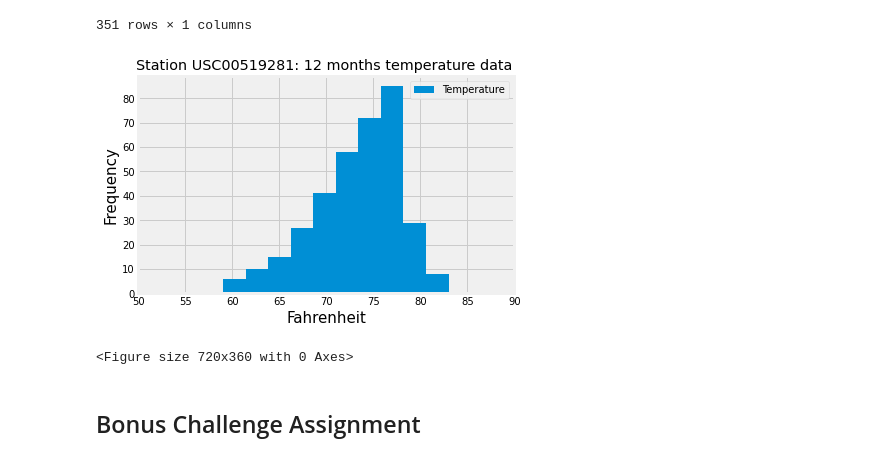
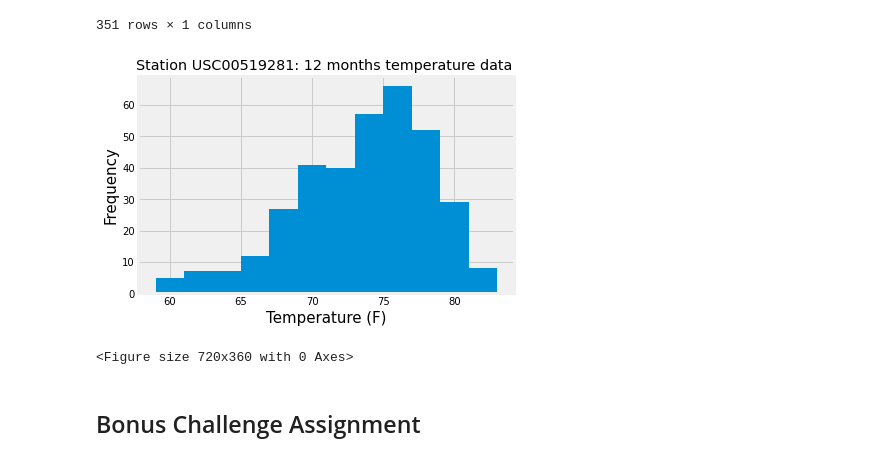
Before and after one commit to lindalevy/sqlalchemeychallenge, a Jupyter notebook: climate_starter.ipynb, the cells around one changed output. Saved outputs shown, nothing was run; the diff lists cells and outputs as text; code cells hidden in the pictures.

```diff
--- a/climate_starter.ipynb
+++ b/climate_starter.ipynb
@@ -289,17 +280,14 @@ top_station_df
 | 1874 | 79.0 |
 351 rows × 1 columns
 # %%
-top_station_df.hist()
+top_station_df.hist(bins=12)
 plt.title("Station USC00519281: 12 months temperature data ")
 plt.ylabel("Frequency",fontsize=15)
-plt.xlabel("Fahrenheit",fontsize=15)
-legend=["Temperature"]
-plt.legend(legend)
-plt.xlim([50.0,90.0])
+plt.xlabel("Temperature (F)",fontsize=15)
 plt.figure(figsize=[10,5])
 plt.show()
 # %% [output]
-[figure, old version]
+[figure, new version]
 <Figure size 720x360 with 0 Axes>
 # %% [markdown]
 ## Bonus Challenge Assignment
```
Also changed, not shown: parts of 11 cells of this notebook, 2 other files.
